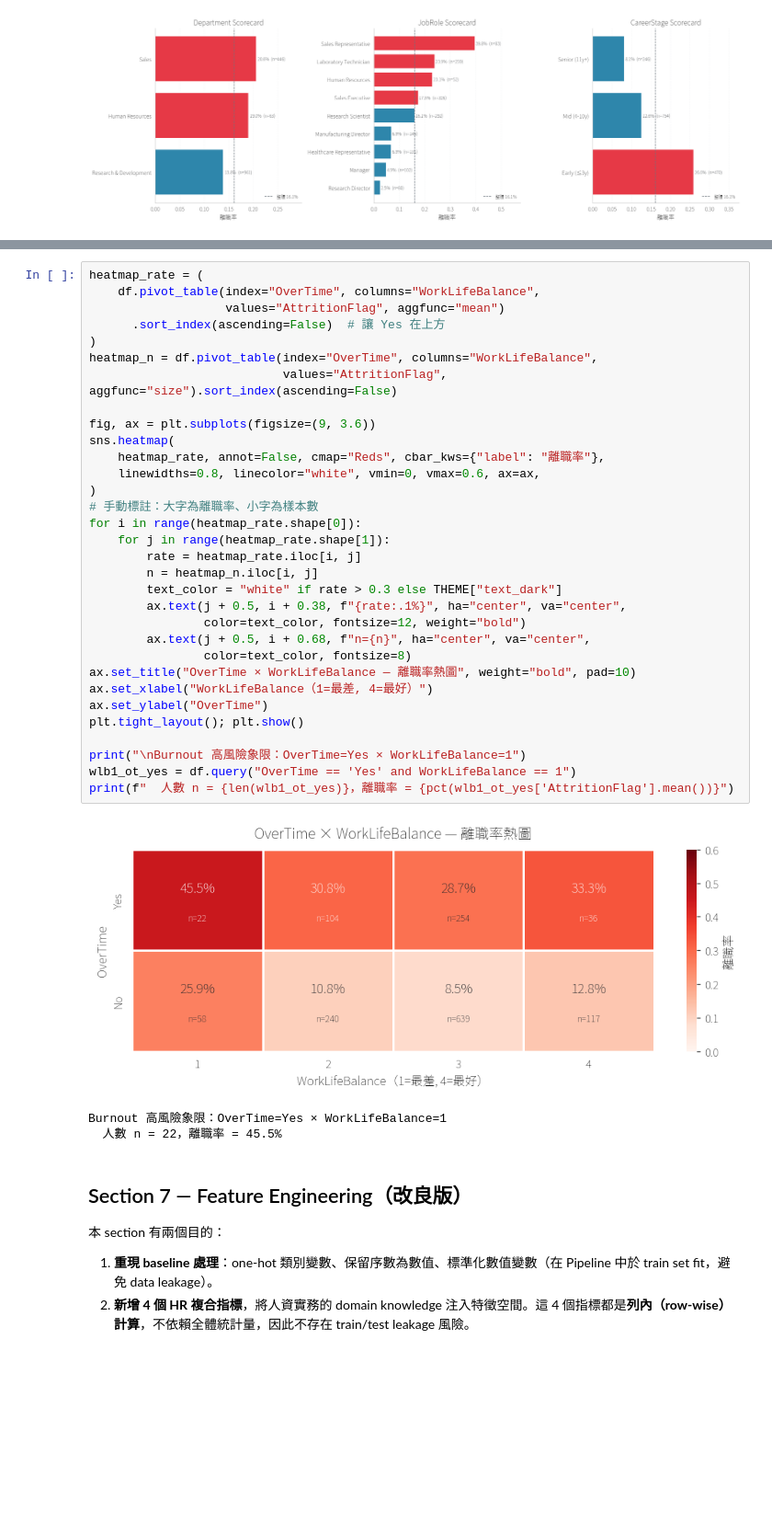
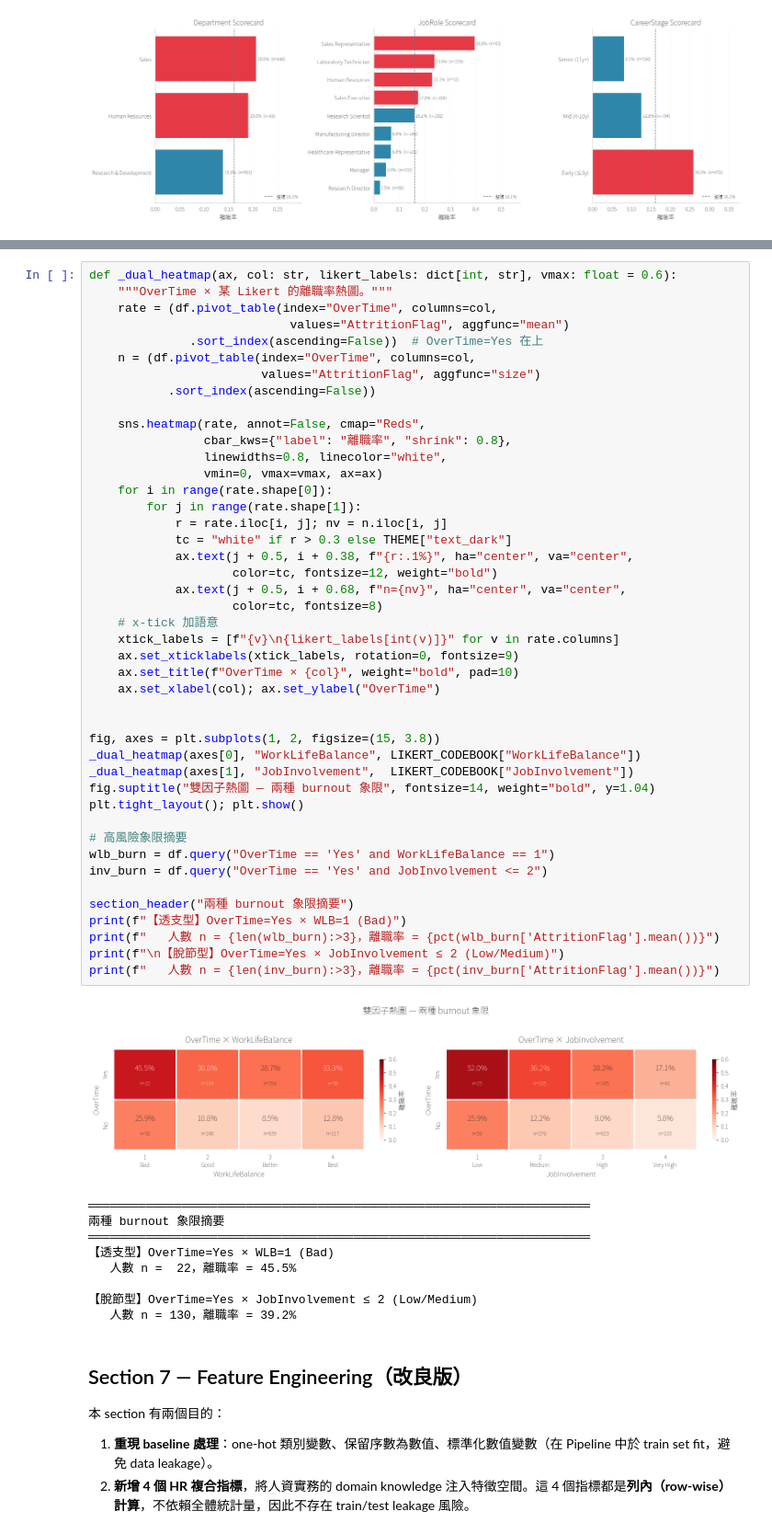
Before and after one commit to oldyi317/HR-Analysis, a Jupyter notebook: employee_attrition_analysis.ipynb, the cells around one changed output, grey strips where cells are left out. Shown at 92% size. Saved outputs shown, nothing was run; the diff lists cells and outputs as text; blank space fills up the shorter version.

```diff
--- a/employee_attrition_analysis.ipynb
+++ b/employee_attrition_analysis.ipynb
@@ -773,39 +779,57 @@ plt.tight_layout(); plt.show()
 # %%
-heatmap_rate = (
-    df.pivot_table(index="OverTime", columns="WorkLifeBalance",
-                   values="AttritionFlag", aggfunc="mean")
-      .sort_index(ascending=False)  # 讓 Yes 在上方
-)
-heatmap_n = df.pivot_table(index="OverTime", columns="WorkLifeBalance",
-                           values="AttritionFlag", aggfunc="size").sort_index(ascending=False)
+def _dual_heatmap(ax, col: str, likert_labels: dict[int, str], vmax: float = 0.6):
+    """OverTime × 某 Likert 的離職率熱圖。"""
+    rate = (df.pivot_table(index="OverTime", columns=col,
+                            values="AttritionFlag", aggfunc="mean")
+              .sort_index(ascending=False))  # OverTime=Yes 在上
+    n = (df.pivot_table(index="OverTime", columns=col,
+                        values="AttritionFlag", aggfunc="size")
+           .sort_index(ascending=False))
 
-fig, ax = plt.subplots(figsize=(9, 3.6))
-sns.heatmap(
-    heatmap_rate, annot=False, cmap="Reds", cbar_kws={"label": "離職率"},
-    linewidths=0.8, linecolor="white", vmin=0, vmax=0.6, ax=ax,
-)
-# 手動標註：大字為離職率、小字為樣本數
-for i in range(heatmap_rate.shape[0]):
-    for j in range(heatmap_rate.shape[1]):
-        rate = heatmap_rate.iloc[i, j]
-        n = heatmap_n.iloc[i, j]
-        text_color = "white" if rate > 0.3 else THEME["text_dark"]
-        ax.text(j + 0.5, i + 0.38, f"{rate:.1%}", ha="center", va="center",
-                color=text_color, fontsize=12, weight="bold")
-        ax.text(j + 0.5, i + 0.68, f"n={n}", ha="center", va="center",
-                color=text_color, fontsize=8)
-ax.set_title("OverTime × WorkLifeBalance — 離職率熱圖", weight="bold", pad=10)
-ax.set_xlabel("WorkLifeBalance（1=最差, 4=最好）")
-ax.set_ylabel("OverTime")
+    sns.heatmap(rate, annot=False, cmap="Reds",
+                cbar_kws={"label": "離職率", "shrink": 0.8},
+                linewidths=0.8, linecolor="white",
+                vmin=0, vmax=vmax, ax=ax)
+    for i in range(rate.shape[0]):
+        for j in range(rate.shape[1]):
+            r = rate.iloc[i, j]; nv = n.iloc[i, j]
+            tc = "white" if r > 0.3 else THEME["text_dark"]
+            ax.text(j + 0.5, i + 0.38, f"{r:.1%}", ha="center", va="center",
+                    color=tc, fontsize=12, weight="bold")
+            ax.text(j + 0.5, i + 0.68, f"n={nv}", ha="center", va="center",
+                    color=tc, fontsize=8)
+    # x-tick 加語意
+    xtick_labels = [f"{v}\n{likert_labels[int(v)]}" for v in rate.columns]
+    ax.set_xticklabels(xtick_labels, rotation=0, fontsize=9)
+    ax.set_title(f"OverTime × {col}", weight="bold", pad=10)
+    ax.set_xlabel(col); ax.set_ylabel("OverTime")
+
+
+fig, axes = plt.subplots(1, 2, figsize=(15, 3.8))
+_dual_heatmap(axes[0], "WorkLifeBalance", LIKERT_CODEBOOK["WorkLifeBalance"])
+_dual_heatmap(axes[1], "JobInvolvement",  LIKERT_CODEBOOK["JobInvolvement"])
+fig.suptitle("雙因子熱圖 — 兩種 burnout 象限", fontsize=14, weight="bold", y=1.04)
 plt.tight_layout(); plt.show()
 
-print("\nBurnout 高風險象限：OverTime=Yes × WorkLifeBalance=1")
-wlb1_ot_yes = df.query("OverTime == 'Yes' and WorkLifeBalance == 1")
-print(f"  人數 n = {len(wlb1_ot_yes)}，離職率 = {pct(wlb1_ot_yes['AttritionFlag'].mean())}")
+# 高風險象限摘要
+wlb_burn = df.query("OverTime == 'Yes' and WorkLifeBalance == 1")
+inv_burn = df.query("OverTime == 'Yes' and JobInvolvement <= 2")
+
+section_header("兩種 burnout 象限摘要")
+print(f"【透支型】OverTime=Yes × WLB=1 (Bad)")
+print(f"   人數 n = {len(wlb_burn):>3}，離職率 = {pct(wlb_burn['AttritionFlag'].mean())}")
+print(f"\n【脫節型】OverTime=Yes × JobInvolvement ≤ 2 (Low/Medium)")
+print(f"   人數 n = {len(inv_burn):>3}，離職率 = {pct(inv_burn['AttritionFlag'].mean())}")
 # %% [output]
-[figure, old version]
+[figure, new version]
-Burnout 高風險象限：OverTime=Yes × WorkLifeBalance=1
-  人數 n = 22，離職率 = 45.5%
+══════════════════════════════════════════════════════════════════════
+兩種 burnout 象限摘要
+══════════════════════════════════════════════════════════════════════
+【透支型】OverTime=Yes × WLB=1 (Bad)
+   人數 n =  22，離職率 = 45.5%
+
+【脫節型】OverTime=Yes × JobInvolvement ≤ 2 (Low/Medium)
+   人數 n = 130，離職率 = 39.2%
 # %% [markdown]
 ## Section 7 — Feature Engineering（改良版）
 
```
Also changed, not shown: parts of 4 cells of this notebook.
